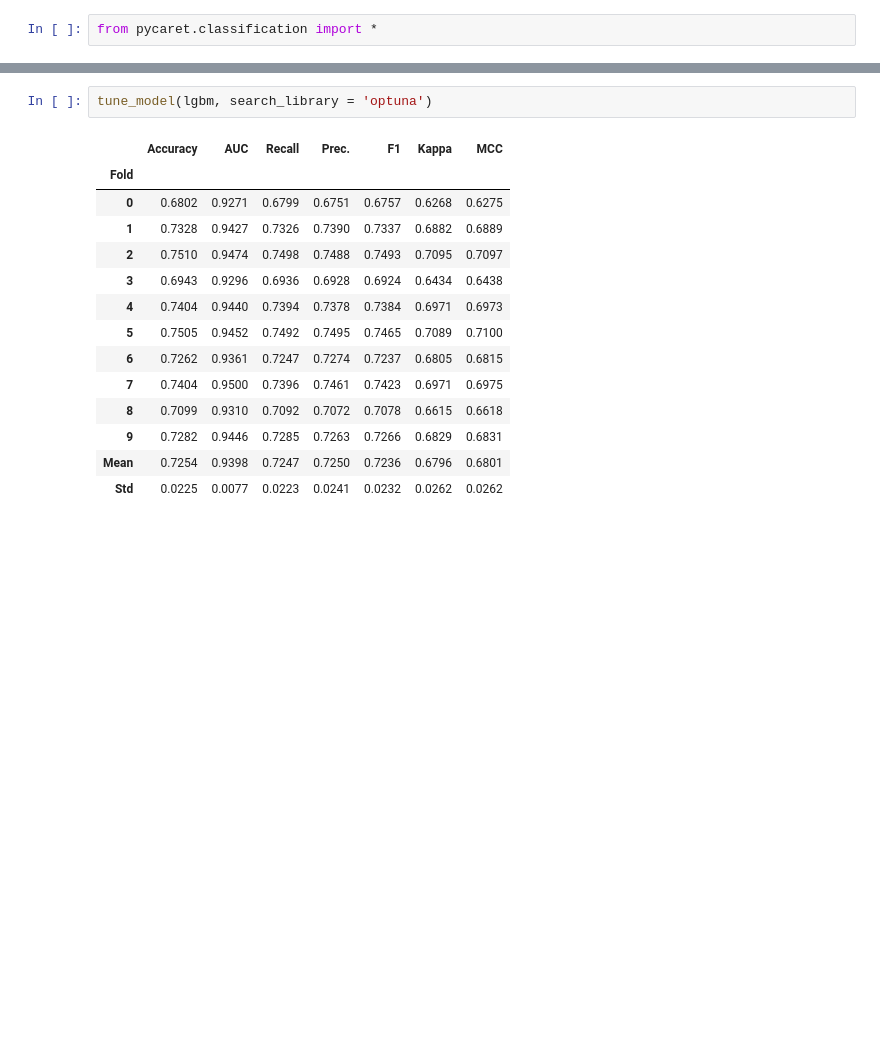
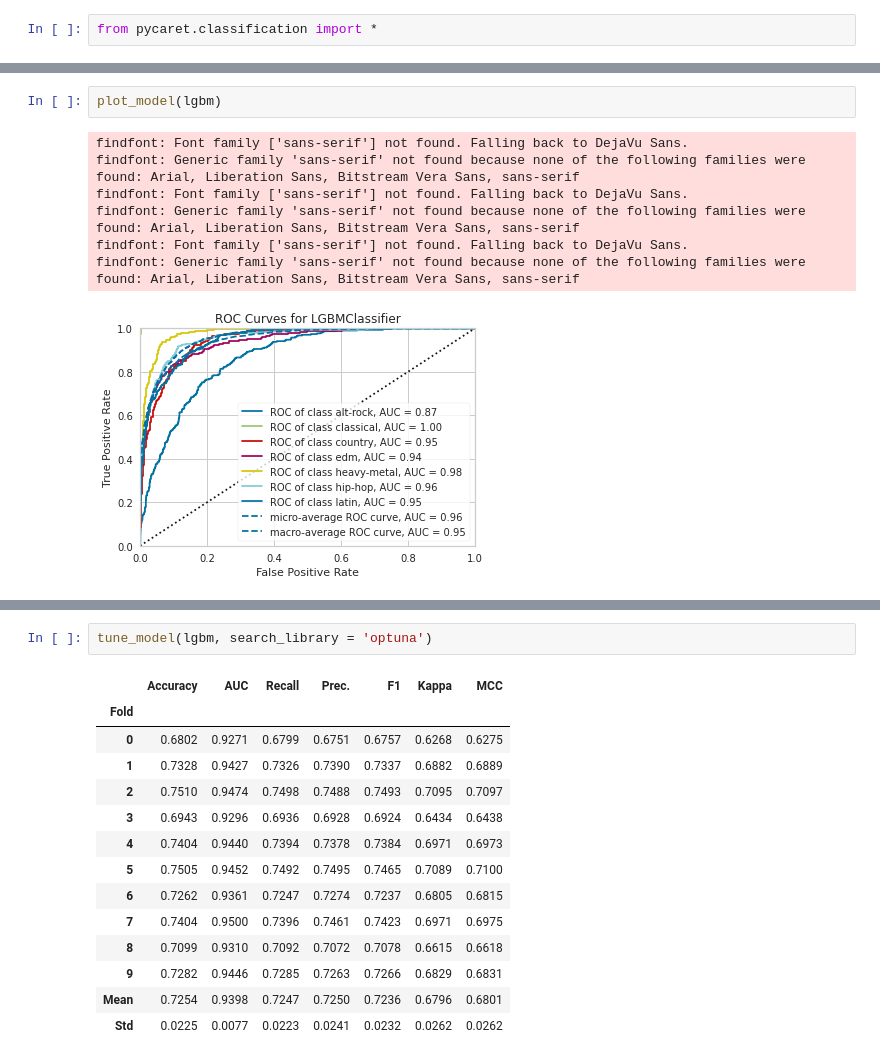
Before and after one commit to Cardoni15/694_spotify, a Jupyter notebook: supervised_learning/pycaret_classifier.ipynb, the cells around one changed output, grey strips where cells are left out. Drawn from its saved outputs; the diff is of its cells as text; blank space fills up the shorter version.

Commit message:
add updated visualizations

```diff
--- a/supervised_learning/pycaret_classifier.ipynb
+++ b/supervised_learning/pycaret_classifier.ipynb
@@ -89,0 +109,10 @@ lgbm = create_model('lightgbm')
+# %%
+plot_model(lgbm)
+# %% [output]
+findfont: Font family ['sans-serif'] not found. Falling back to DejaVu Sans.
+findfont: Generic family 'sans-serif' not found because none of the following families were found: Arial, Liberation Sans, Bitstream Vera Sans, sans-serif
+findfont: Font family ['sans-serif'] not found. Falling back to DejaVu Sans.
+findfont: Generic family 'sans-serif' not found because none of the following families were found: Arial, Liberation Sans, Bitstream Vera Sans, sans-serif
+findfont: Font family ['sans-serif'] not found. Falling back to DejaVu Sans.
+findfont: Generic family 'sans-serif' not found because none of the following families were found: Arial, Liberation Sans, Bitstream Vera Sans, sans-serif
+[figure, added]
```
Also changed, not shown: parts of 15 cells of this notebook, 6 other files.
